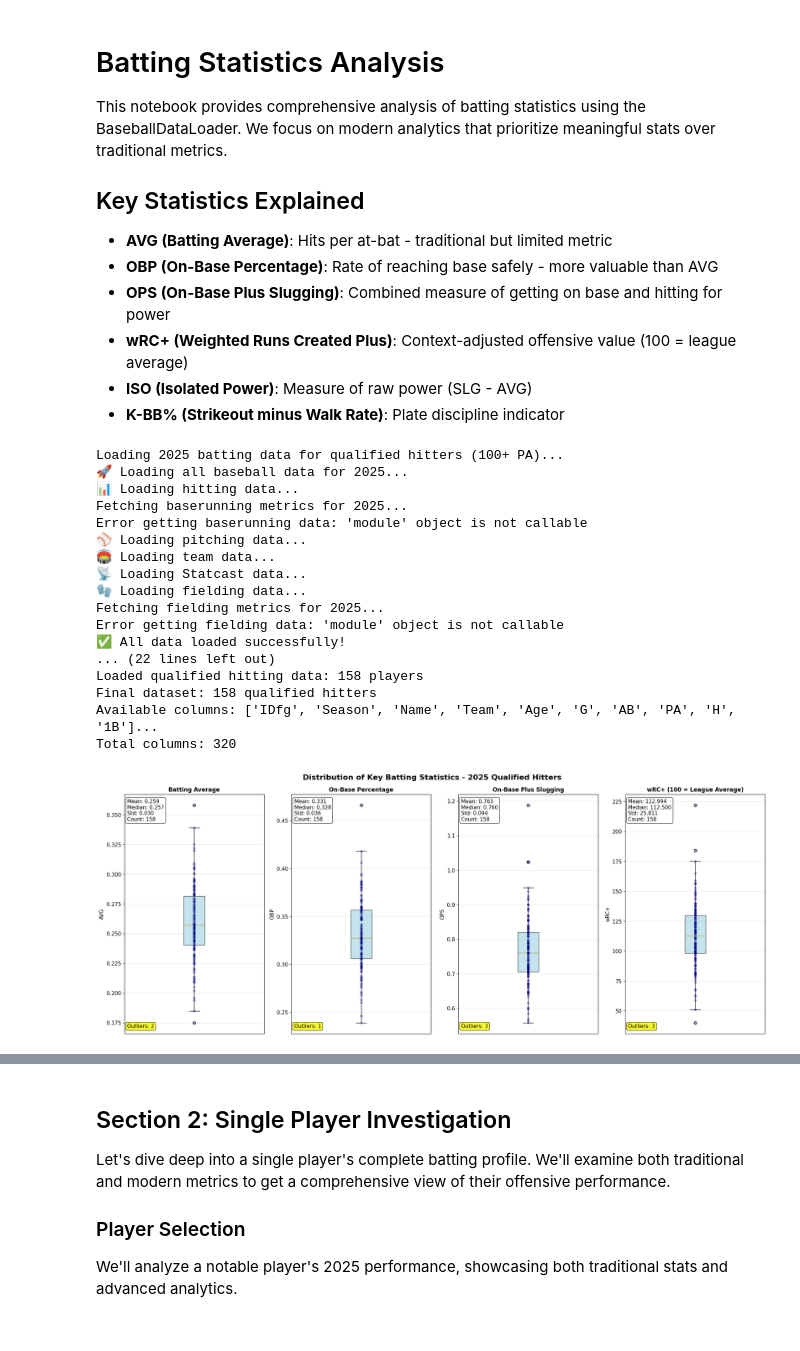
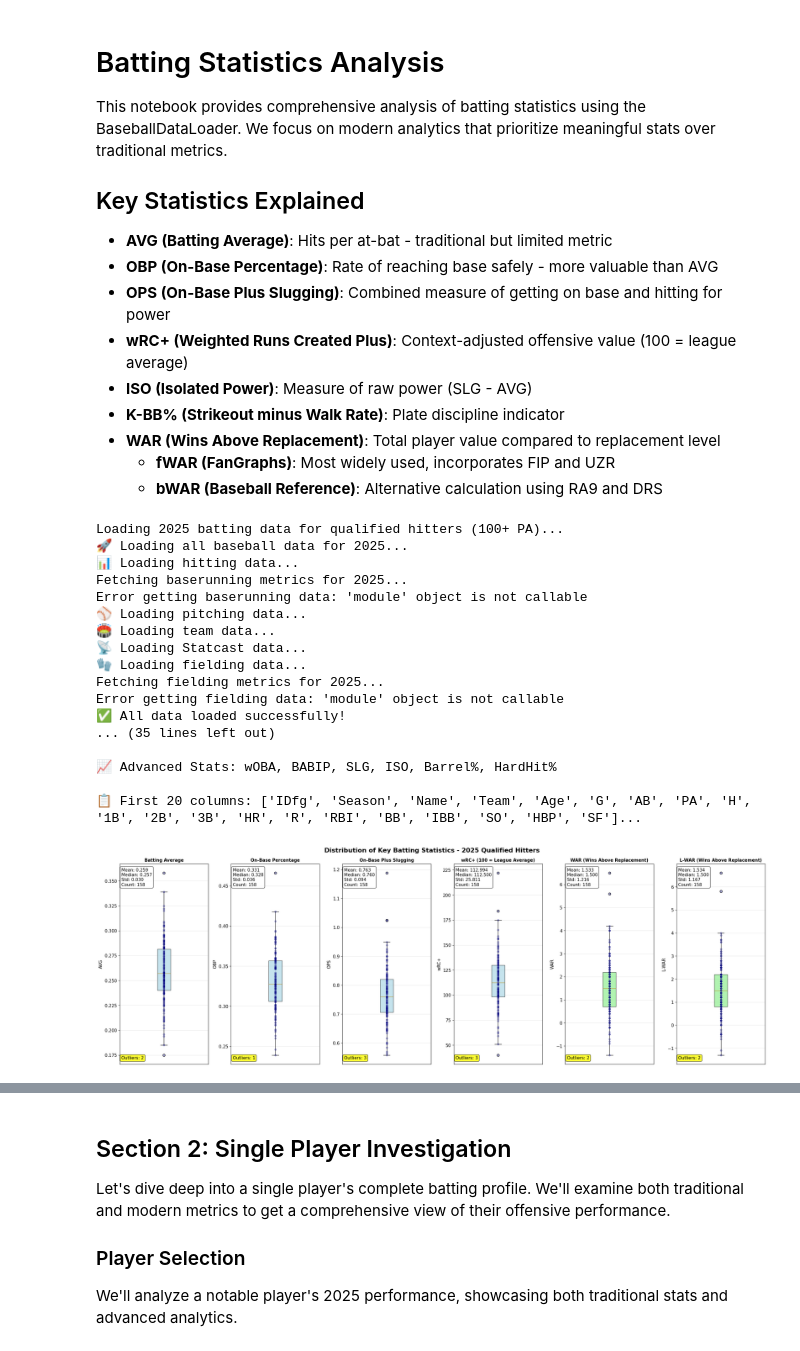
Before and after one commit to SpaceRangerWes/baseball_stats, a Jupyter notebook: notebooks/batter_analysis.ipynb, the cells around one changed output, grey strips where cells are left out. Saved outputs shown, nothing was run; the diff lists cells and outputs as text; code cells hidden in the pictures.

```diff
--- a/notebooks/batter_analysis.ipynb
+++ b/notebooks/batter_analysis.ipynb
@@ -10,6 +10,9 @@ This notebook provides comprehensive analysis of batting statistics using the Ba
 - **wRC+ (Weighted Runs Created Plus)**: Context-adjusted offensive value (100 = league average)
 - **ISO (Isolated Power)**: Measure of raw power (SLG - AVG)
 - **K-BB% (Strikeout minus Walk Rate)**: Plate discipline indicator
+- **WAR (Wins Above Replacement)**: Total player value compared to replacement level
+  - **fWAR (FanGraphs)**: Most widely used, incorporates FIP and UZR
+  - **bWAR (Baseball Reference)**: Alternative calculation using RA9 and DRS
 # %%
 # Import required libraries
 import pandas as pd
@@ -71,8 +74,41 @@ except Exception as e:
 
 if hitting_data is not None and not hitting_data.empty:
     print(f"Final dataset: {len(hitting_data)} qualified hitters")
-    print(f"Available columns: {list(hitting_data.columns)[:10]}...")  # Show first 10 columns
+
+    # Check for WAR columns
+    war_columns = [col for col in hitting_data.columns if 'WAR' in col.upper()]
+
+    # Display available columns with WAR highlighted
+    print(f"\n📊 AVAILABLE DATA COLUMNS:")
     print(f"Total columns: {len(hitting_data.columns)}")
+
+    # Show key offensive stats
+    offensive_stats = ['AVG', 'OBP', 'OPS', 'wRC+', 'ISO', 'HR', 'RBI', 'R', 'H', 'AB', 'PA']
+    available_offensive = [stat for stat in offensive_stats if stat in hitting_data.columns]
+    if available_offensive:
+        print(f"\n⚾ Offensive Stats: {', '.join(available_offensive)}")
+
+    # Show WAR metrics separately
+    if war_columns:
+        print(f"\n🏆 WAR Metrics Found: {', '.join(war_columns)}")
+        for war_col in war_columns:
+            non_null = hitting_data[war_col].notna().sum()
+            print(f"   • {war_col}: {non_null} players with data")
+
+    # Show plate discipline stats
+    discipline_stats = ['BB%', 'K%', 'BB', 'SO', 'SwStr%', 'Contact%']
+    available_discipline = [stat for stat in discipline_stats if stat in hitting_data.columns]
+    if available_discipline:
+        print(f"\n🎯 Plate Discipline: {', '.join(available_discipline)}")
+
+    # Show advanced stats
+    advanced_stats = ['wOBA', 'BABIP', 'SLG', 'ISO', 'Barrel%', 'HardHit%']
+    available_advanced = [stat for stat in advanced_stats if stat in hitting_data.columns]
+    if available_advanced:
+        print(f"\n📈 Advanced Stats: {', '.join(available_advanced)}")
+
+    # Show first 20 columns for reference
+    print(f"\n📋 First 20 columns: {list(hitting_data.columns)[:20]}...")
 else:
     print("⚠️ No hitting data could be loaded. This might be due to network issues or data availability.")
 # %% [output]
@@ -88,14 +124,17 @@ Error getting baserunning data: 'module' object is not callable
 Fetching fielding metrics for 2025...
 Error getting fielding data: 'module' object is not callable
 ✅ All data loaded successfully!
-... (22 lines left out)
-Loaded qualified hitting data: 158 players
-Final dataset: 158 qualified hitters
-Available columns: ['IDfg', 'Season', 'Name', 'Team', 'Age', 'G', 'AB', 'PA', 'H', '1B']...
-Total columns: 320
+... (35 lines left out)
+
+📈 Advanced Stats: wOBA, BABIP, SLG, ISO, Barrel%, HardHit%
+
+📋 First 20 columns: ['IDfg', 'Season', 'Name', 'Team', 'Age', 'G', 'AB', 'PA', 'H', '1B', '2B', '3B', 'HR', 'R', 'RBI', 'BB', 'IBB', 'SO', 'HBP', 'SF']...
 # %%
-# Create horizontal box plots for distribution analysis
+# Create horizontal box plots for distribution analysis (including WAR)
 if hitting_data is not None and not hitting_data.empty:
+    # Check for WAR columns
+    war_columns = [col for col in hitting_data.columns if 'WAR' in col.upper()]
+
     # Define the statistics to plot
     stats_to_plot = [
         ('AVG', 'Batting Average'),
@@ -104,11 +143,19 @@ if hitting_data is not None and not hitting_data.empty:
         ('wRC+', 'wRC+ (100 = League Average)')
     ]
 
+    # Add WAR columns to the plot list
+    if war_columns:
+        # Add the first WAR column found (usually fWAR or bWAR)
+        for war_col in war_columns[:2]:  # Limit to 2 WAR metrics to keep plot manageable
+            if war_col in hitting_data.columns:
+                stats_to_plot.append((war_col, f'{war_col} (Wins Above Replacement)'))
+
     # Filter to only include available statistics
     available_stats = [(stat, title) for stat, title in stats_to_plot if stat in hitting_data.columns]
 
     if available_stats:
-        fig, axes = plt.subplots(1, len(available_stats), figsize=(5*len(available_stats), 8))
+        # Adjust figure size based on number of plots
+        fig, axes = plt.subplots(1, len(available_stats), figsize=(4*len(available_stats), 8))
         fig.suptitle('Distribution of Key Batting Statistics - 2025 Qualified Hitters', fontsize=16, fontweight='bold')
 
         # Handle case where there's only one plot
@@ -126,8 +173,11 @@ if hitting_data is not None and not hitting_data.empty:
                 # Create box plot
                 bp = ax.boxplot(data_clean, patch_artist=True, vert=True)
 
-                # Color the box plot
-                bp['boxes'][0].set_facecolor('lightblue')
+                # Color the box plot (different color for WAR)
+                if 'WAR' in stat:
+                    bp['boxes'][0].set_facecolor('lightgreen')
+                else:
+                    bp['boxes'][0].set_facecolor('lightblue')
                 bp['boxes'][0].set_alpha(0.7)
 
                 # Add scatter plot of actual data points
@@ -136,39 +186,39 @@ if hitting_data is not None and not hitting_data.empty:
                 ax.scatter(x_data, y_data, alpha=0.3, color='navy', s=20, zorder=3)
 
                 # Formatting
-                ax.set_title(title, fontweight='bold', fontsize=12)
+                ax.set_title(title, fontweight='bold', fontsize=11)
                 ax.set_ylabel(stat, fontsize=11)
                 ax.grid(True, alpha=0.3)
                 ax.set_xticks([])  # Remove x-axis ticks since we only have one box
 
                 # Add summary statistics as text
                 stats_text = f'Mean: {data_clean.mean():.3f}\nMedian: {data_clean.median():.3f}\nStd: {data_clean.std():.3f}\nCount: {len(data_clean)}'
                 ax.text(0.02, 0.98, stats_text, transform=ax.transAxes,
                         verticalalignment='top', bbox=dict(boxstyle='round', facecolor='white', alpha=0.8))
 
                 # Highlight outliers
                 Q1 = data_clean.quantile(0.25)
                 Q3 = data_clean.quantile(0.75)
                 IQR = Q3 - Q1
                 lower_bound = Q1 - 1.5 * IQR
                 upper_bound = Q3 + 1.5 * IQR
 
                 outliers = data_clean[(data_clean < lower_bound) | (data_clean > upper_bound)]
                 if len(outliers) > 0:
                     ax.text(0.02, 0.02, f'Outliers: {len(outliers)}', transform=ax.transAxes,
                             verticalalignment='bottom', bbox=dict(boxstyle='round', facecolor='yellow', alpha=0.8))
             else:
                 ax.text(0.5, 0.5, f'{stat} has no valid data',
                         transform=ax.transAxes, ha='center', va='center')
                 ax.set_title(title, fontweight='bold')
 
         plt.tight_layout()
         plt.show()
     else:
-        print("⚠️ None of the standard statistics (AVG, OBP, OPS, wRC+) are available in the dataset")
+        print("⚠️ None of the standard statistics (AVG, OBP, OPS, wRC+, WAR) are available in the dataset")
         print("Available columns:", list(hitting_data.columns)[:10])
 else:
     print("⚠️ Cannot create distribution plots - no hitting data available")
 # %% [output]
-[figure, old version]
+[figure, new version]
 # %%
```
Also changed, not shown: parts of 6 cells of this notebook.
